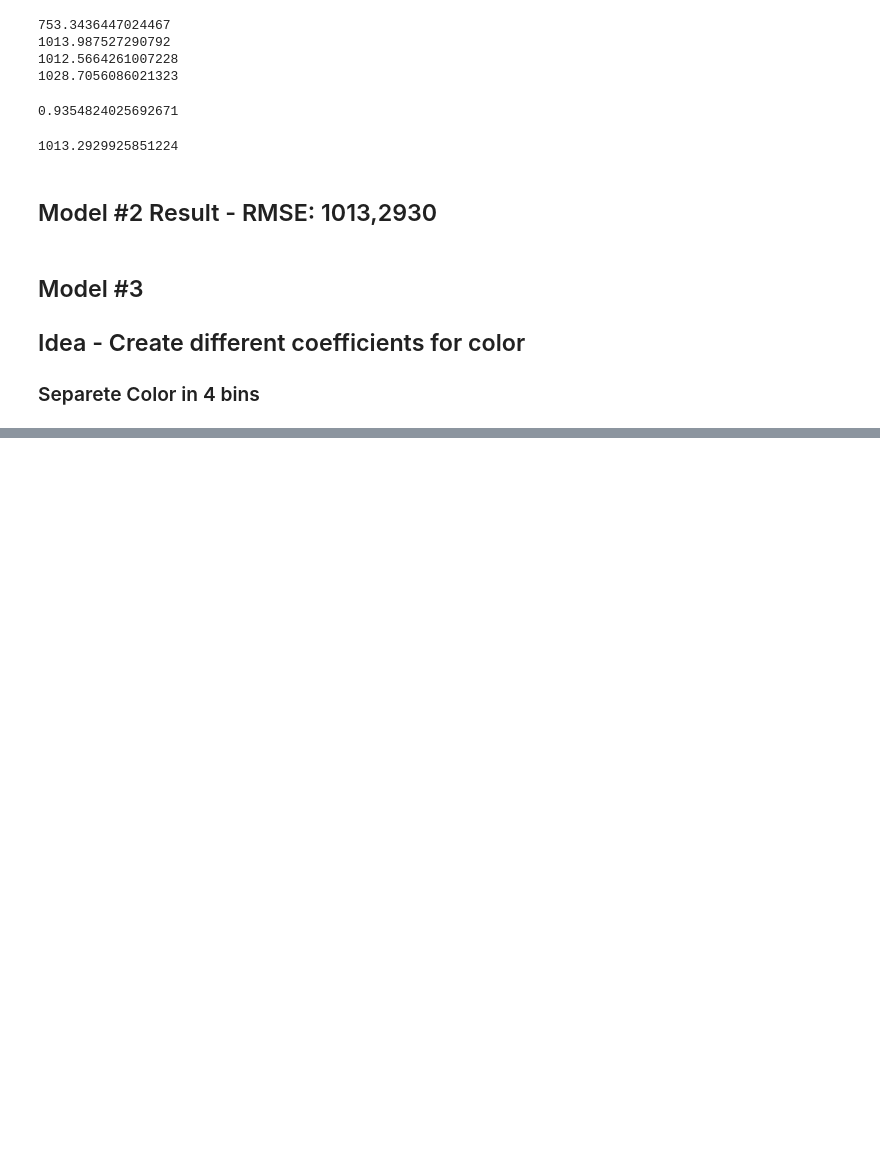
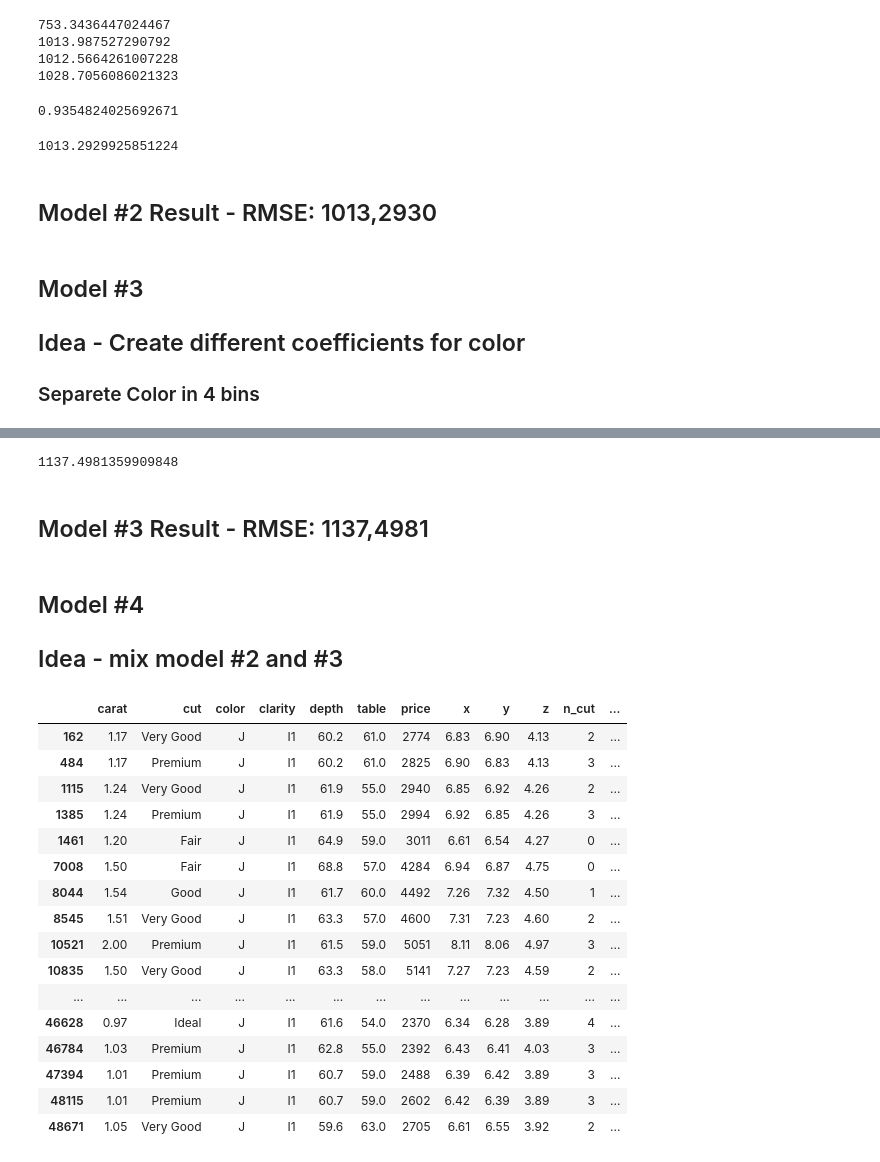
Before and after one commit to pedrolaender/03.Ironhack_Diamonds, a Jupyter notebook: diamonds.ipynb, the cells around one changed output, grey strips where cells are left out. Saved outputs shown, nothing was run; the diff lists cells and outputs as text; code cells hidden in the pictures; blank space fills up the shorter version.

```diff
--- a/diamonds.ipynb
+++ b/diamonds.ipynb
@@ -298,0 +374,10 @@ color_nice = diamonds['n_color'].between(5,6)
+# %%
+#Chekc new RMSE
+np.sqrt(mean_squared_error(y, predict_2))
+# %% [output]
+1137.4981359909848
+# %% [markdown]
+## Model #3 Result - RMSE: 1137,4981
+# %% [markdown]
+## Model #4
+## Idea - mix model #2 and #3
@@ -298,0 +386,35 @@ color_nice = diamonds['n_color'].between(5,6)
+# %%
+# Create color and clarity mask
+color_bad = diamonds['n_color'] == 0
+color_med = diamonds['n_color'].between(1,2)
+color_good = diamonds['n_color'].between(3,4)
+color_nice = diamonds['n_color'].between(5,6)
+color_mask = {'bad':color_bad,'med':color_med, 'good':color_good, 'nice':color_nice}
+
+clarity_bad = diamonds['n_clarity'] == 0
+clarity_med = diamonds['n_clarity'].between(1,2)
+clarity_good = diamonds['n_clarity'].between(3,4)
+clarity_nice = diamonds['n_clarity'].between(5,7)
+clarity_mask = {'bad':clarity_bad,'med':clarity_med, 'good':clarity_good, 'nice':clarity_nice}
+
+#clarity_mask [[clarity_bad, clarity_med, clarity_good, clarity_nice]]
+# %%
+diamonds.loc[color_mask['bad'] & clarity_mask['bad']]
+# %% [output]
+|  | carat | cut | color | clarity | depth | table | price | x | y | z | n_cut | ... |
+| 162 | 1.17 | Very Good | J | I1 | 60.2 | 61.0 | 2774 | 6.83 | 6.90 | 4.13 | 2 | ... |
+| 484 | 1.17 | Premium | J | I1 | 60.2 | 61.0 | 2825 | 6.90 | 6.83 | 4.13 | 3 | ... |
+| 1115 | 1.24 | Very Good | J | I1 | 61.9 | 55.0 | 2940 | 6.85 | 6.92 | 4.26 | 2 | ... |
+| 1385 | 1.24 | Premium | J | I1 | 61.9 | 55.0 | 2994 | 6.92 | 6.85 | 4.26 | 3 | ... |
+| 1461 | 1.20 | Fair | J | I1 | 64.9 | 59.0 | 3011 | 6.61 | 6.54 | 4.27 | 0 | ... |
+| 7008 | 1.50 | Fair | J | I1 | 68.8 | 57.0 | 4284 | 6.94 | 6.87 | 4.75 | 0 | ... |
+| 8044 | 1.54 | Good | J | I1 | 61.7 | 60.0 | 4492 | 7.26 | 7.32 | 4.50 | 1 | ... |
+| 8545 | 1.51 | Very Good | J | I1 | 63.3 | 57.0 | 4600 | 7.31 | 7.23 | 4.60 | 2 | ... |
+| 10521 | 2.00 | Premium | J | I1 | 61.5 | 59.0 | 5051 | 8.11 | 8.06 | 4.97 | 3 | ... |
+| 10835 | 1.50 | Very Good | J | I1 | 63.3 | 58.0 | 5141 | 7.27 | 7.23 | 4.59 | 2 | ... |
+| ... | ... | ... | ... | ... | ... | ... | ... | ... | ... | ... | ... | ... |
+| 46628 | 0.97 | Ideal | J | I1 | 61.6 | 54.0 | 2370 | 6.34 | 6.28 | 3.89 | 4 | ... |
+| 46784 | 1.03 | Premium | J | I1 | 62.8 | 55.0 | 2392 | 6.43 | 6.41 | 4.03 | 3 | ... |
+| 47394 | 1.01 | Premium | J | I1 | 60.7 | 59.0 | 2488 | 6.39 | 6.42 | 3.89 | 3 | ... |
+| 48115 | 1.01 | Premium | J | I1 | 60.7 | 59.0 | 2602 | 6.42 | 6.39 | 3.89 | 3 | ... |
+| 48671 | 1.05 | Very Good | J | I1 | 59.6 | 63.0 | 2705 | 6.61 | 6.55 | 3.92 | 2 | ... |
```
Also changed, not shown: parts of 24 cells of this notebook.
